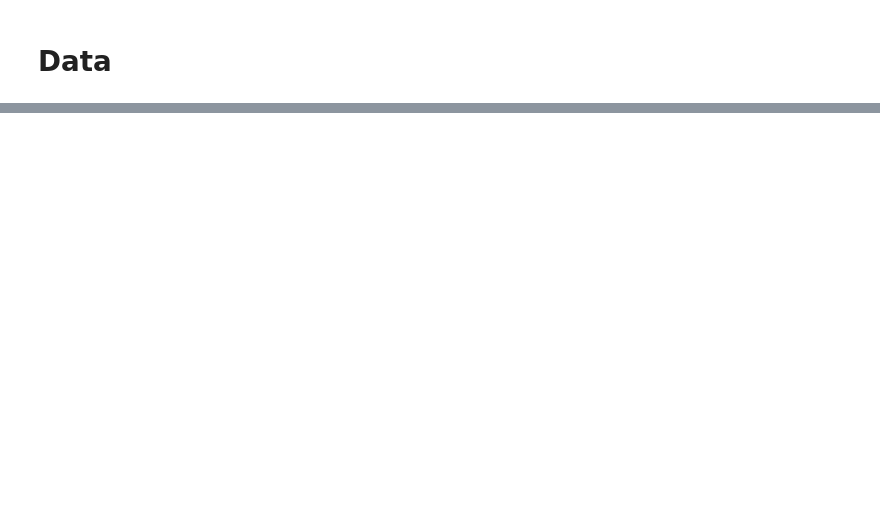
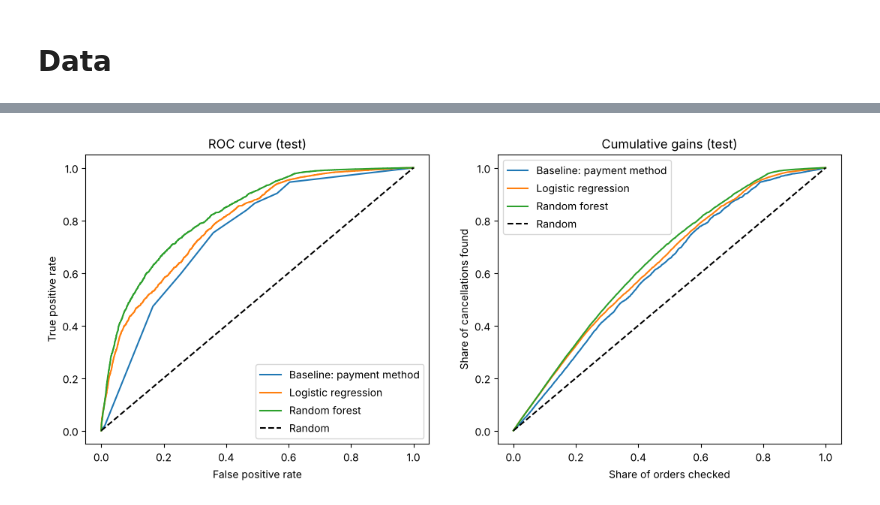
Before and after one commit to osn03/salesML, a Jupyter notebook: analysis.ipynb, the cells around one changed output, grey strips where cells are left out. Cells and saved outputs as stored; diff of their text form; code cells hidden in the pictures; blank space fills up the shorter version.

```diff
--- a/analysis.ipynb
+++ b/analysis.ipynb
@@ -173,4 +471,3 @@ coefficient_intervals.sort_values("Median", key=abs, ascending=False).head(15)
 # %%
-logistic_model = make_logistic_model().fit(development[FEATURES], development[TARGET])
-logistic_probability = logistic_model.predict_proba(validation[FEATURES])[:, 1]
-print("Validation:", evaluate(validation[TARGET], logistic_probability))
+logistic_probability = logistic_model.predict_proba(test[FEATURES])[:, 1]
+print("Test:", evaluate(test[TARGET], logistic_probability))
@@ -220,7 +558,7 @@ forest = RandomForestClassifier(
 )
 forest.fit(development[FEATURES], development[TARGET])
 forest_out_of_bag_auc = roc_auc_score(development[TARGET], forest.oob_decision_function_[:, 1])
-forest_probability = forest.predict_proba(validation[FEATURES])[:, 1]
+forest_probability = forest.predict_proba(test[FEATURES])[:, 1]
 
 print("Out-of-bag AUC (development):", round(forest_out_of_bag_auc, 3))
-print("Validation:", evaluate(validation[TARGET], forest_probability))
+print("Test:", evaluate(test[TARGET], forest_probability))
@@ -241,7 +593,7 @@ plt.show()
 # Simple rule the models must beat: the cancelled share of each payment method in the development data
 payment_cancellation_rate = development.groupby("payment_group")[TARGET].mean()
 baseline_probability = (
-    validation["payment_group"].map(payment_cancellation_rate).fillna(development[TARGET].mean()).to_numpy()
+    test["payment_group"].map(payment_cancellation_rate).fillna(development[TARGET].mean()).to_numpy()
 )
 
 probabilities = {
@@ -249,4 +601,4 @@ probabilities = {
     "Logistic regression": logistic_probability,
     "Random forest": forest_probability,
 }
-pd.DataFrame({name: evaluate(validation[TARGET], p) for name, p in probabilities.items()}).T
+pd.DataFrame({name: evaluate(test[TARGET], p) for name, p in probabilities.items()}).T
@@ -285,18 +653,20 @@ pd.DataFrame({
 # %%
 fig, (roc_ax, gains_ax) = plt.subplots(1, 2, figsize=(13, 5))
 
 for name, probability in probabilities.items():
-    false_positive_rate, true_positive_rate, _ = roc_curve(validation[TARGET], probability)
+    false_positive_rate, true_positive_rate, _ = roc_curve(test[TARGET], probability)
     roc_ax.plot(false_positive_rate, true_positive_rate, label=name)
 
-    ranked_actual = validation[TARGET].to_numpy()[np.argsort(-probability, kind="stable")]
+    ranked_actual = test[TARGET].to_numpy()[np.argsort(-probability, kind="stable")]
     share_checked = np.arange(1, len(ranked_actual) + 1) / len(ranked_actual)
     gains_ax.plot(share_checked, np.cumsum(ranked_actual) / ranked_actual.sum(), label=name)
 
 roc_ax.plot([0, 1], [0, 1], "k--", label="Random")
-roc_ax.set(title="ROC curve (validation)", xlabel="False positive rate", ylabel="True positive rate")
+roc_ax.set(title="ROC curve (test)", xlabel="False positive rate", ylabel="True positive rate")
 gains_ax.plot([0, 1], [0, 1], "k--", label="Random")
-gains_ax.set(title="Cumulative gains (validation)", xlabel="Share of orders checked", ylabel="Share of cancellations found")
+gains_ax.set(title="Cumulative gains (test)", xlabel="Share of orders checked", ylabel="Share of cancellations found")
 roc_ax.legend()
 gains_ax.legend()
 plt.show()
+# %% [output]
+[figure, added]
```
Also changed, not shown: parts of 62 cells of this notebook, 1 other file.
